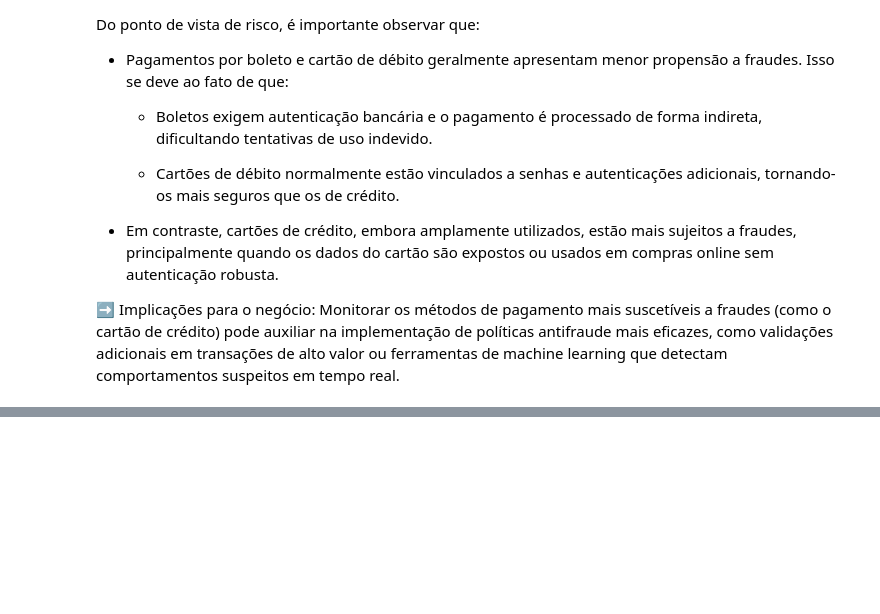
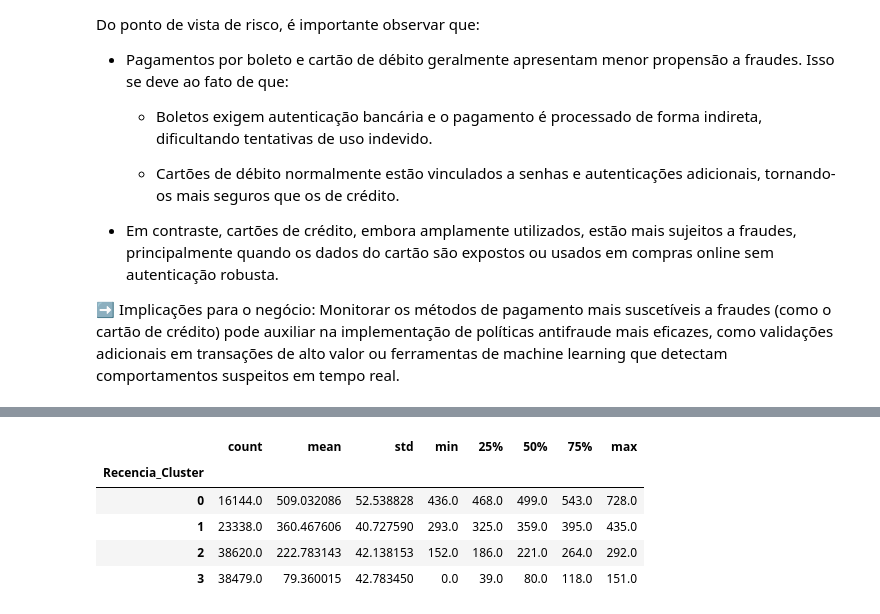
Before and after one commit to caioguimaraes18/Cluester-Clientes, a Jupyter notebook: Notebook/main.ipynb, the cells around one changed output, grey strips where cells are left out. Drawn from its saved outputs; the diff is of its cells as text; code cells hidden in the pictures; blank space fills up the shorter version.

```diff
--- a/Notebook/main.ipynb
+++ b/Notebook/main.ipynb
@@ -95,0 +314,9 @@ Do ponto de vista de risco, é importante observar que:
+# %%
+df_usuario.groupby('Recencia_Cluster')['Recencia'].describe()
+# %% [output]
+|  | count | mean | std | min | 25% | 50% | 75% | max |
+| Recencia_Cluster |  |  |  |  |  |  |  |  |
+| 0 | 16144.0 | 509.032086 | 52.538828 | 436.0 | 468.0 | 499.0 | 543.0 | 728.0 |
+| 1 | 23338.0 | 360.467606 | 40.727590 | 293.0 | 325.0 | 359.0 | 395.0 | 435.0 |
+| 2 | 38620.0 | 222.783143 | 42.138153 | 152.0 | 186.0 | 221.0 | 264.0 | 292.0 |
+| 3 | 38479.0 | 79.360015 | 42.783450 | 0.0 | 39.0 | 80.0 | 118.0 | 151.0 |
```
Also changed, not shown: parts of 40 cells of this notebook, 3 other files.
